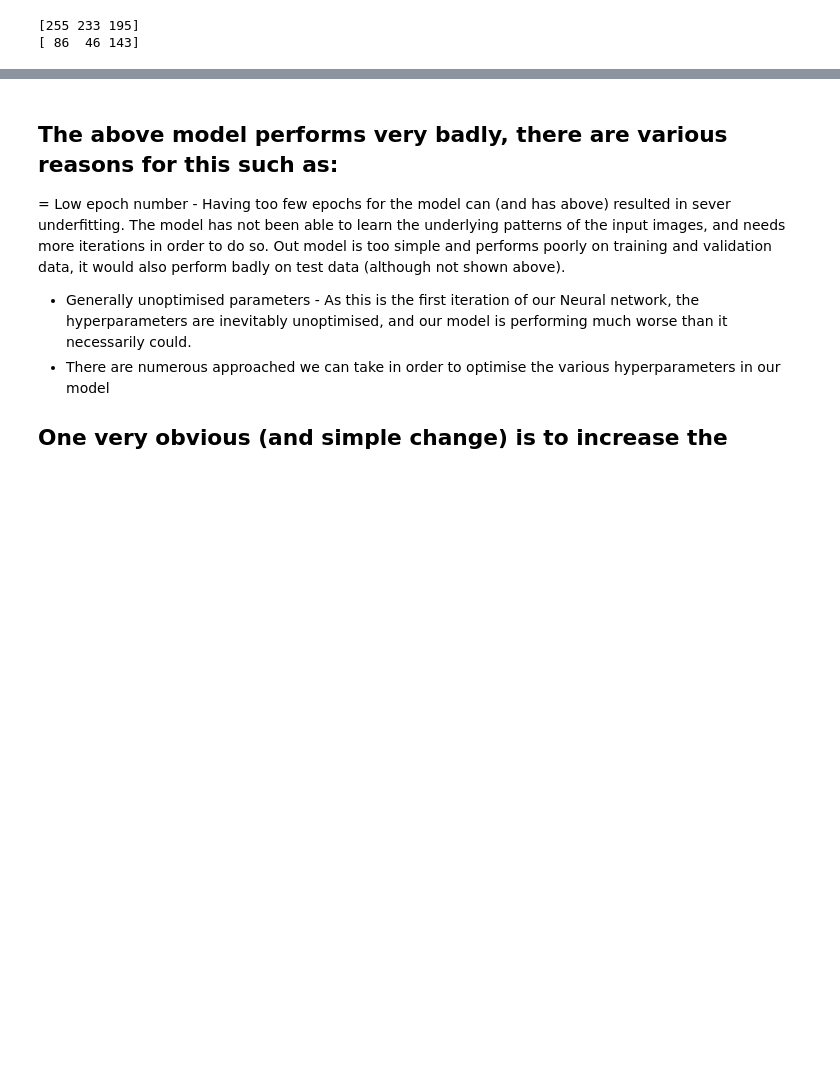
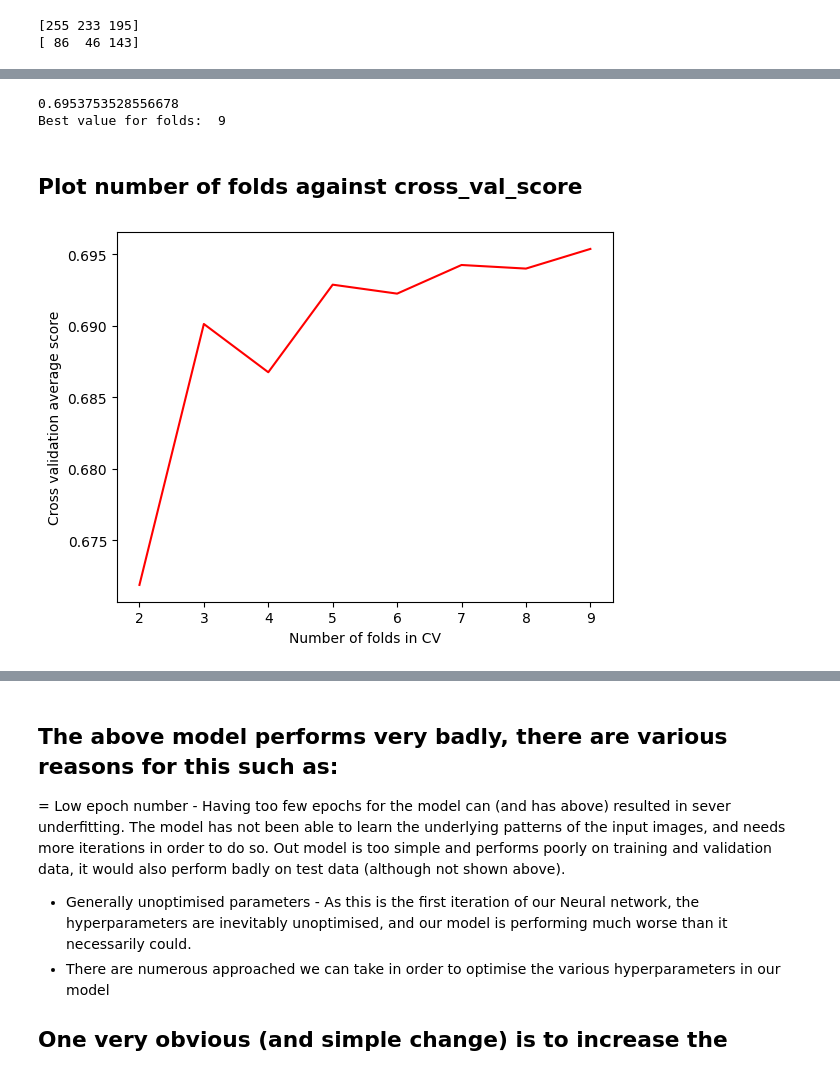
Before and after one commit to liam-michel/AI-coursework, a Jupyter notebook: coursework.ipynb, the cells around one changed output, grey strips where cells are left out. Drawn from its saved outputs; the diff is of its cells as text; code cells hidden in the pictures; blank space fills up the shorter version.

Commit message:
found good value for cv folds, started GridSearch for n_neighbours

```diff
--- a/coursework.ipynb
+++ b/coursework.ipynb
@@ -167,0 +202,12 @@ print(middle_pixels)
+# %%
+from sklearn.neighbors import KNeighborsClassifier
+from sklearn.metrics import accuracy_score
+# to make this notebook's output stable across runs
+np.random.seed(42)
+
+
+#we first define the KNN classifier - we start off with N = 4 for nearest neighbours
+knn_clf = KNeighborsClassifier(n_jobs = -1, weights = 'distance', n_neighbors = 5)
+
+#We then fit out trainig data to the KNN
+knn_clf.fit(x_train, y_train)
@@ -167,0 +235,35 @@ print(middle_pixels)
+# %%
+from sklearn.model_selection import cross_val_predict
+from sklearn.model_selection import cross_val_score
+from sklearn.metrics import confusion_matrix
+
+#Do cross validation with different number of folds
+#we will try to find the optimal number of folds for cross validation
+#we will try it with between 2-10 folds
+
+scores = []
+for i in range(2,10):
+    score = cross_val_score(knn_clf, x_train, y_train, cv = i, n_jobs = -1)
+    score = score.mean() # take the mean of the cross_val_scores to estimate average performance across the folds
+    scores.append(score)
+
+max_val = max(scores)
+print(max_val)
+index_val = scores.index(max_val) + 2
+
+print("Best value for folds: ", index_val)
+# %% [output]
+0.6953753528556678
+Best value for folds:  9
+# %% [markdown]
+## Plot number of folds against cross_val_score
+# %%
+xplt_values = [i for i in range(2, 10)]
+y_values = scores
+
+plt.plot(xplt_values, y_values, 'r-')
+plt.xlabel("Number of folds in CV")
+plt.ylabel("Cross validation average score")
+plt.show()
+# %% [output]
+[figure, added]
```
Also changed, not shown: parts of 23 cells of this notebook.
